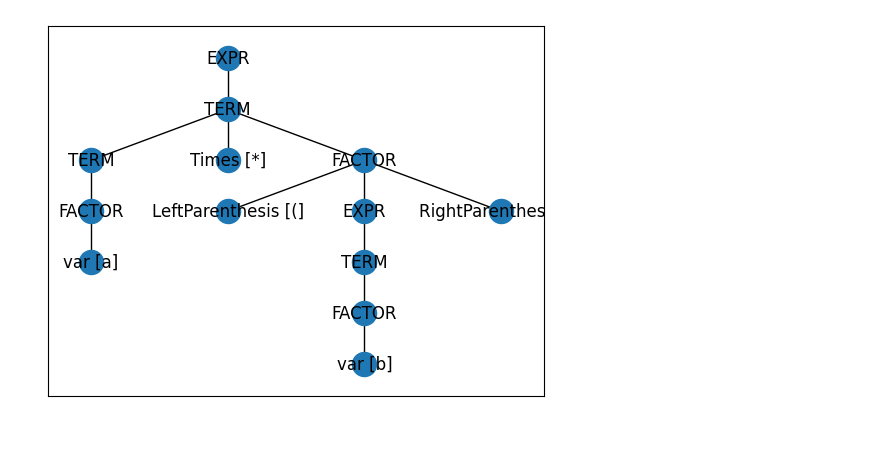
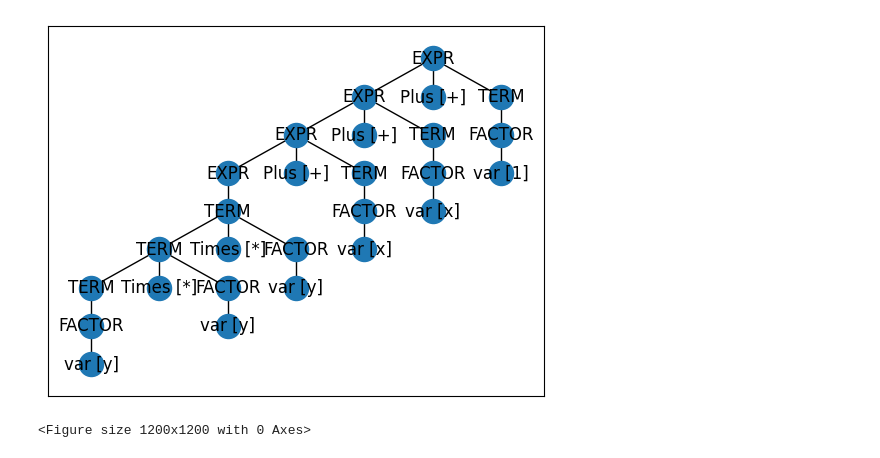
Before and after one commit to CarlosManuelRodr/gbgp, a Jupyter notebook: python/gp_plots.ipynb, the cells around one changed output. Cells and saved outputs as stored; diff of their text form; code cells hidden in the pictures.

```diff
--- a/python/gp_plots.ipynb
+++ b/python/gp_plots.ipynb
@@ -96,0 +96,30 @@ tree = SyntaxTree(
+# %%
+def target_function(x: int, y: int) -> int:
+    return 1 + 2 * x + y * y * y
+
+
+def fitness_function(solution: SyntaxTree) -> float:
+    diff = []
+    for x in range(9):
+        for y in range(9):
+            ctx = ArithmeticContext(x, y)
+            solution.Evaluate(ctx)
+
+            solution_value = int(ctx.GetResult())
+            expected_value = target_function(x, y)
+            diff.append(abs(solution_value - expected_value))
+
+    error = sum(diff) / len(diff)
+    return 1.0 / (1.0 + error)
+# %%
+env = Environment(grammar, fitness_function, 200, 100, 5, 5, 0.4)
+last_generation = env.GetPopulation()
+fittest = last_generation.GetFittestByRank(0)
+
+i = 0
+while i < 50 and fittest.GetFitness() < 1:
+    env.Optimize()
+    last_generation = env.GetPopulation()
+    fittest = last_generation.GetFittestByRank(0)
+    print(str(i) + "\t|\t" + str(fittest.GetFitness()) + "\t|\t" + str(fittest.GetExpression()))
+    i += 1
@@ -97,5 +144,5 @@ tree = SyntaxTree(
 # %%
-graph = tree.ToGraph()
+graph = fittest.GetTree().ToGraph()
 # %%
 nodes = graph.GetNodeIndexes()
 edges = graph.GetEdges()
@@ -123,12 +154,14 @@ from networkx.drawing.nx_agraph import graphviz_layout
 # %%
 g = nx.Graph()
 g.add_nodes_from(nodes)
 g.add_edges_from(edges)
 pos = graphviz_layout(g, prog="dot")
 
 nx.draw_networkx_nodes(g, pos)
 nx.draw_networkx_edges(g, pos)
 nx.draw_networkx_labels(g, pos, labels)
+plt.figure(3,figsize=(12,12))
 plt.show()
 # %% [output]
-[figure, old version]
+[figure, new version]
+<Figure size 1200x1200 with 0 Axes>
```
Also changed, not shown: parts of 7 cells of this notebook, 2 other files.
